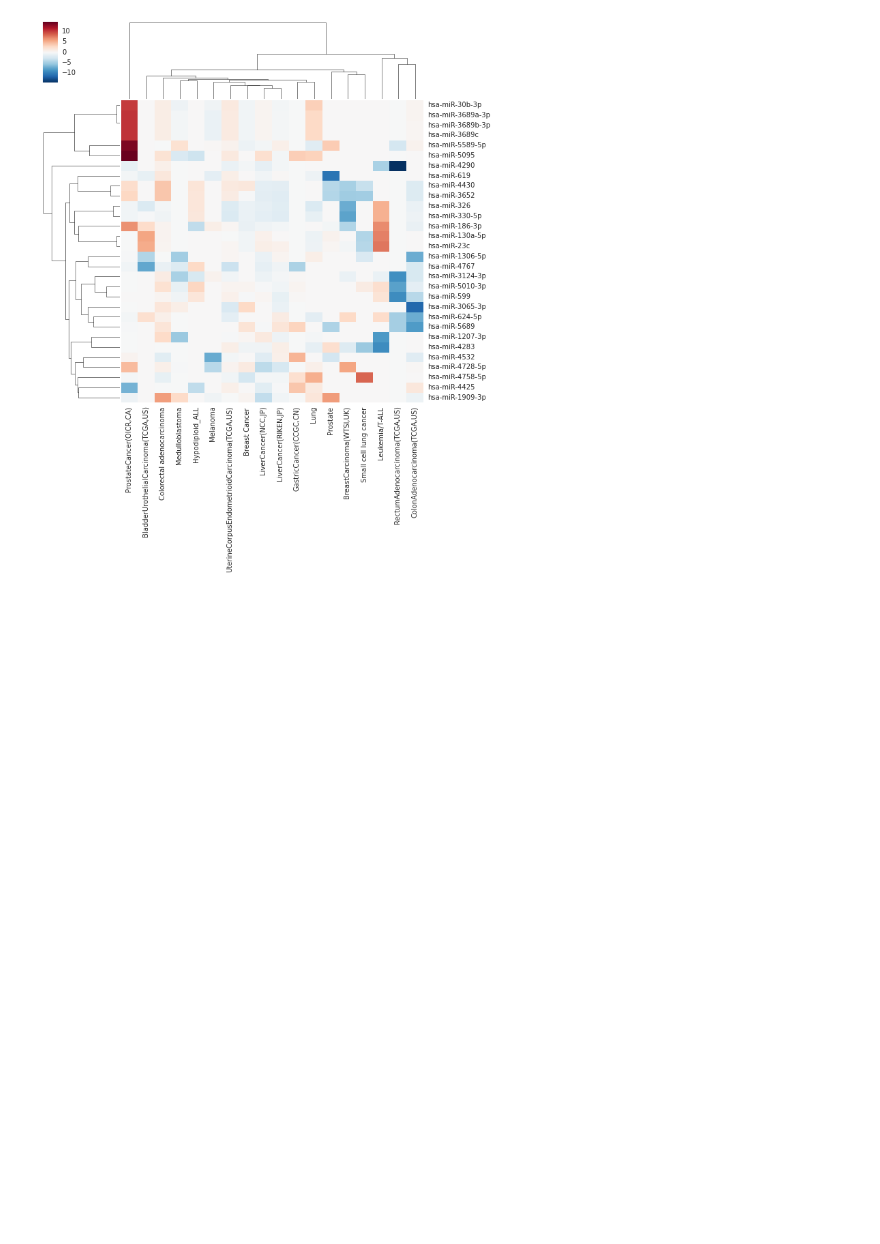
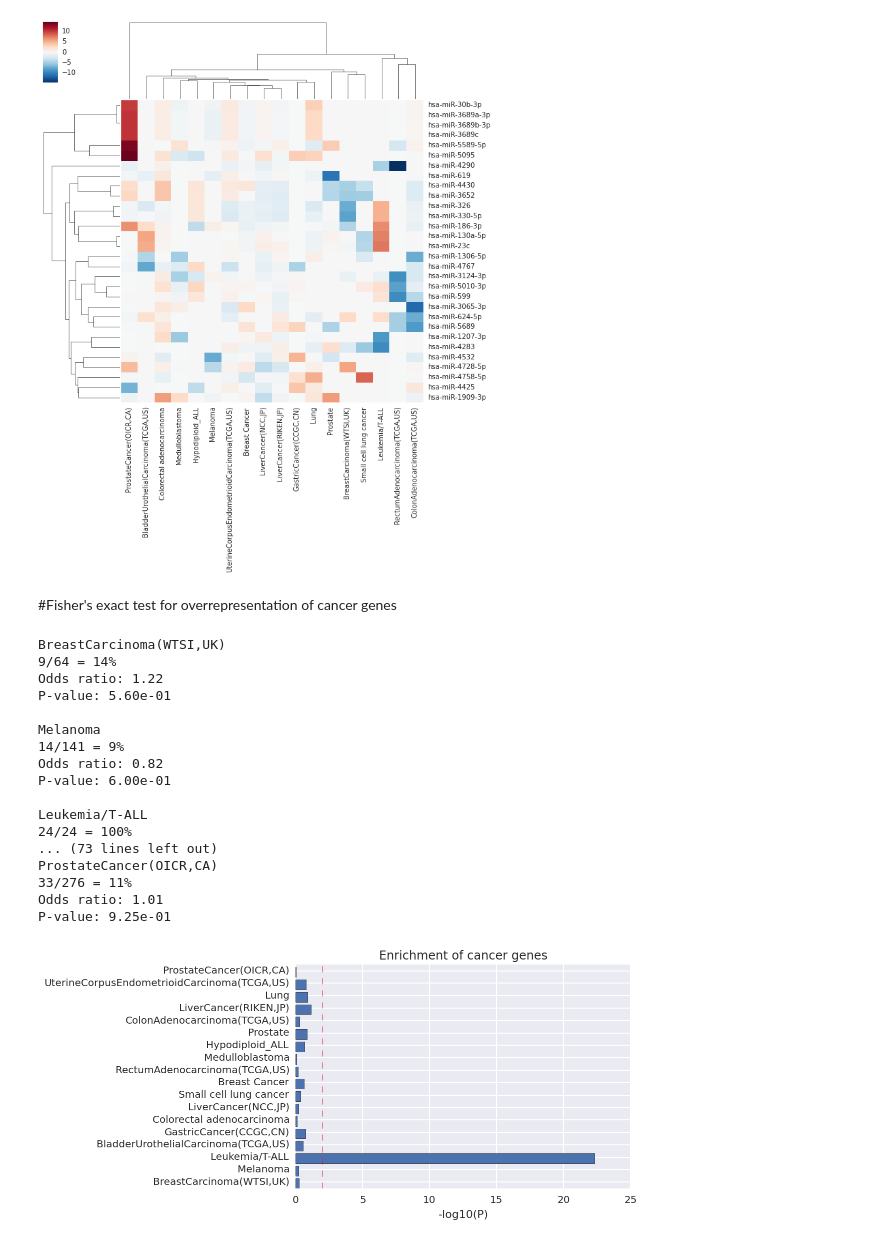
Before and after one commit to choyichen/tcga-mir-rewire, a Jupyter notebook: joey/Degree_heatmaps.ipynb, the cells around one changed output. Drawn from its saved outputs; the diff is of its cells as text; code cells hidden in the pictures; blank space fills up the shorter version.

```diff
--- a/joey/Degree_heatmaps.ipynb
+++ b/joey/Degree_heatmaps.ipynb
@@ -113,3 +197,5 @@ sns.clustermap(bar)
 savefig("%s_outdeg_zscore.heatmap.png" % prefix, dpi=300)
 # %% [output]
 [figure]
+# %% [markdown]
+#Fisher's exact test for overrepresentation of cancer genes
@@ -115,0 +223,49 @@ savefig("%s_outdeg_zscore.heatmap.png" % prefix, dpi=300)
+# %%
+def overrepresented_cancer_genes(df, genelist, n_background):
+    logp = []
+    pcts = []
+    for col in df:
+        print col
+        pos = set(df[df[col] >= 2].index)
+        neg = set(df[df[col] <= -2].index)
+        pct, odds, pval = fisher_exact_test(pos | neg, genelist, n_background)
+        pcts.append(pct)
+        logp.append(-log10(pval))
+        print
+    #figure(figsize=(6,12))
+    plt.barh(range(df.shape[1]), logp)
+    plt.axvline(2, color='crimson', ls='dashed', lw=0.5)
+    ax = gca()
+    # add some text for labels, title and axes ticks
+    ax.set_xlabel('-log10(P)')
+    ax.set_title('Enrichment of cancer genes')
+    ax.set_yticklabels(df.columns)
+    ax.set_yticks(arange(df.shape[1])+0.5)
+    savefig("Enrichment_of_cancer_genes.png", dpi=300)
+# %%
+L1 = set(pd.read_table(FILE1)["symbol"])
+L2 = set(pd.read_csv(FILE2)["Human Symbol"])
+L3 = set(pd.read_table(FILE3)["GeneID"])
+L4 = {i.strip() for i in open(FILE4)}
+L5 = {i.strip() for i in open(FILE5)}
+# %%
+overrepresented_cancer_genes(t1, L1, 18000)  # Resutls of L1,2,3,4,5 are quite similar
+# %% [output]
+BreastCarcinoma(WTSI,UK)
+9/64 = 14%
+Odds ratio: 1.22
+P-value: 5.60e-01
+
+Melanoma
+14/141 = 9%
+Odds ratio: 0.82
+P-value: 6.00e-01
+
+Leukemia/T-ALL
+24/24 = 100%
+... (73 lines left out)
+ProstateCancer(OICR,CA)
+33/276 = 11%
+Odds ratio: 1.01
+P-value: 9.25e-01
+[figure, added]
```
Also changed, not shown: parts of 14 cells of this notebook, 29 other files.
